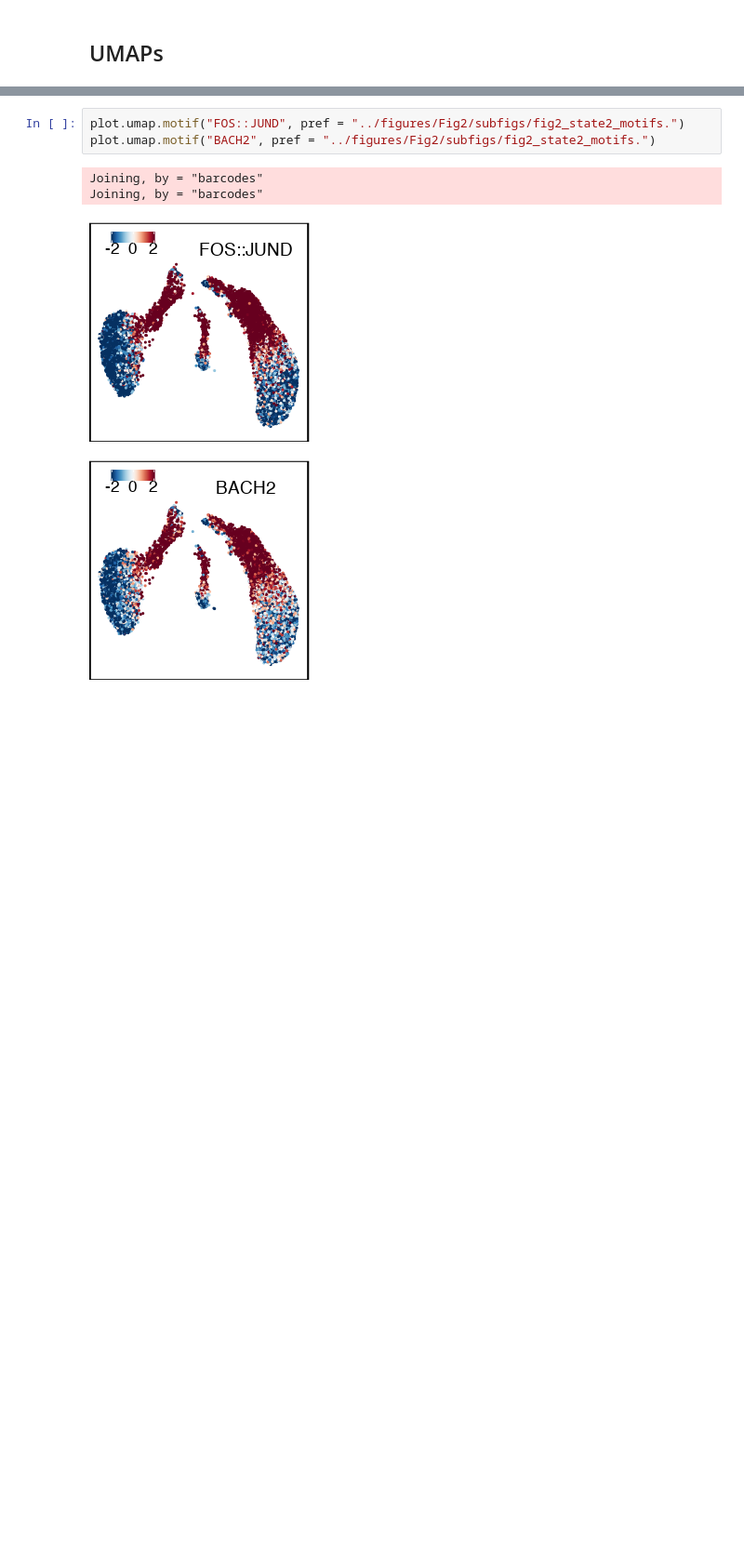
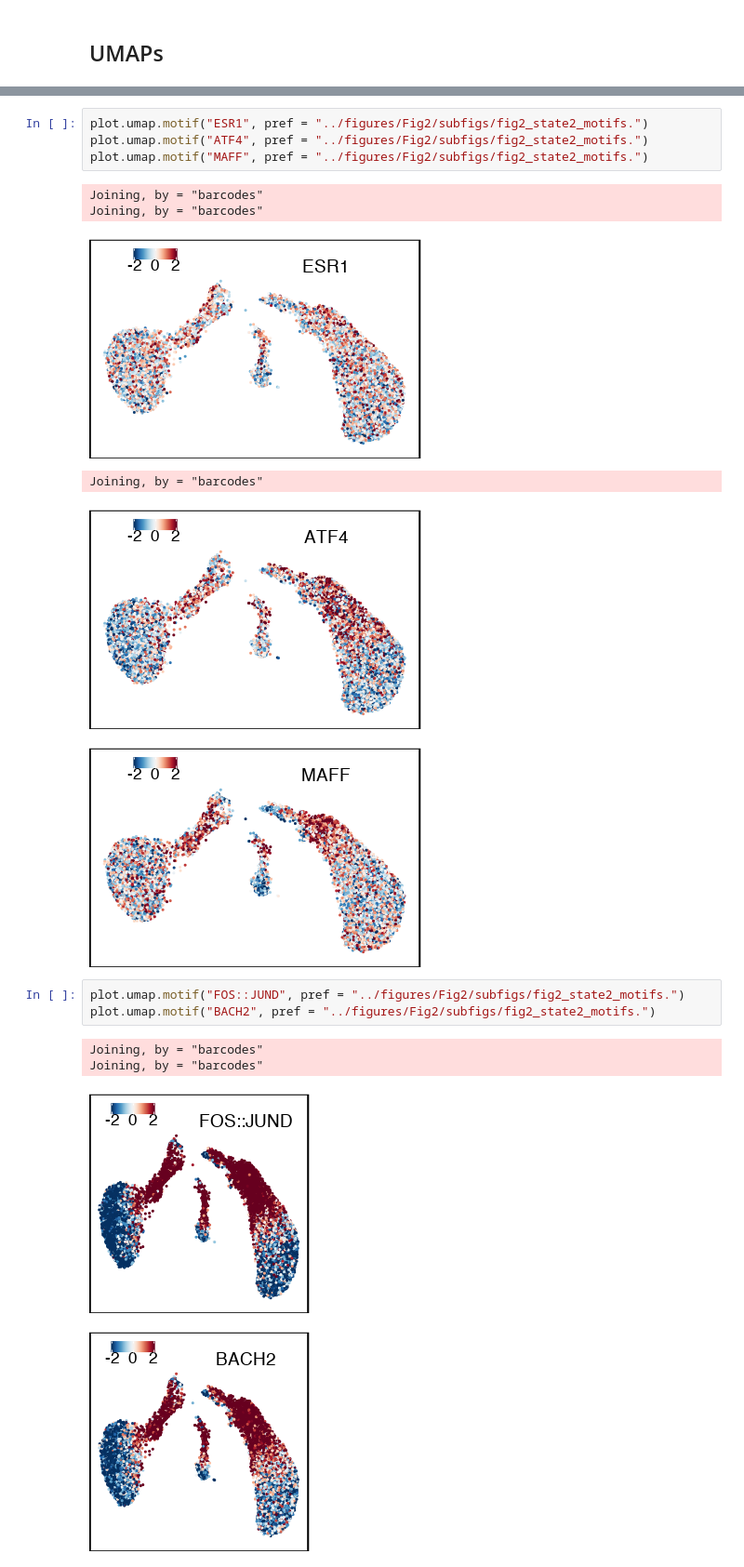
Before and after one commit to biomystery/islet_figs_motifs, a Jupyter notebook: chromVar/sub_vs_sub_plot.ipynb, the cells around one changed output, grey strips where cells are left out. Shown at 93% size. Saved outputs shown, nothing was run; the diff lists cells and outputs as text; blank space fills up the shorter version.

```diff
--- a/chromVar/sub_vs_sub_plot.ipynb
+++ b/chromVar/sub_vs_sub_plot.ipynb
@@ -118,3 +116,14 @@ Joining, by = "barcodes"
+# %%
+plot.umap.motif("ESR1", pref = "../figures/Fig2/subfigs/fig2_state2_motifs.")
+plot.umap.motif("ATF4", pref = "../figures/Fig2/subfigs/fig2_state2_motifs.")
+plot.umap.motif("MAFF", pref = "../figures/Fig2/subfigs/fig2_state2_motifs.")
+# %% [output]
+Joining, by = "barcodes"
+Joining, by = "barcodes"
+[figure, added]
+Joining, by = "barcodes"
+[figure, added]
+[figure, added]
 # %%
 plot.umap.motif("FOS::JUND", pref = "../figures/Fig2/subfigs/fig2_state2_motifs.")
 plot.umap.motif("BACH2", pref = "../figures/Fig2/subfigs/fig2_state2_motifs.")
```
Also changed, not shown: parts of 8 cells of this notebook, 11 other files.
